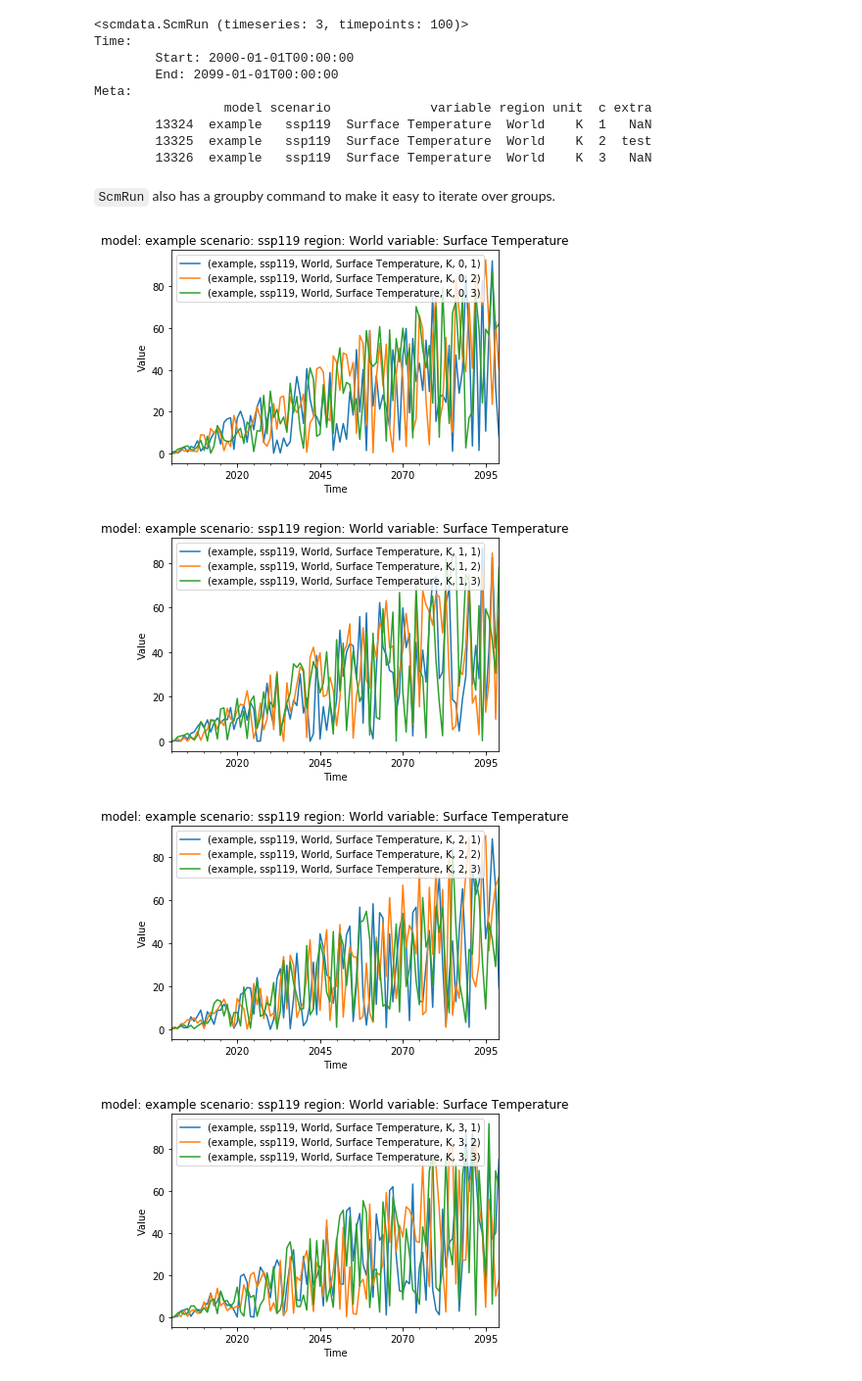
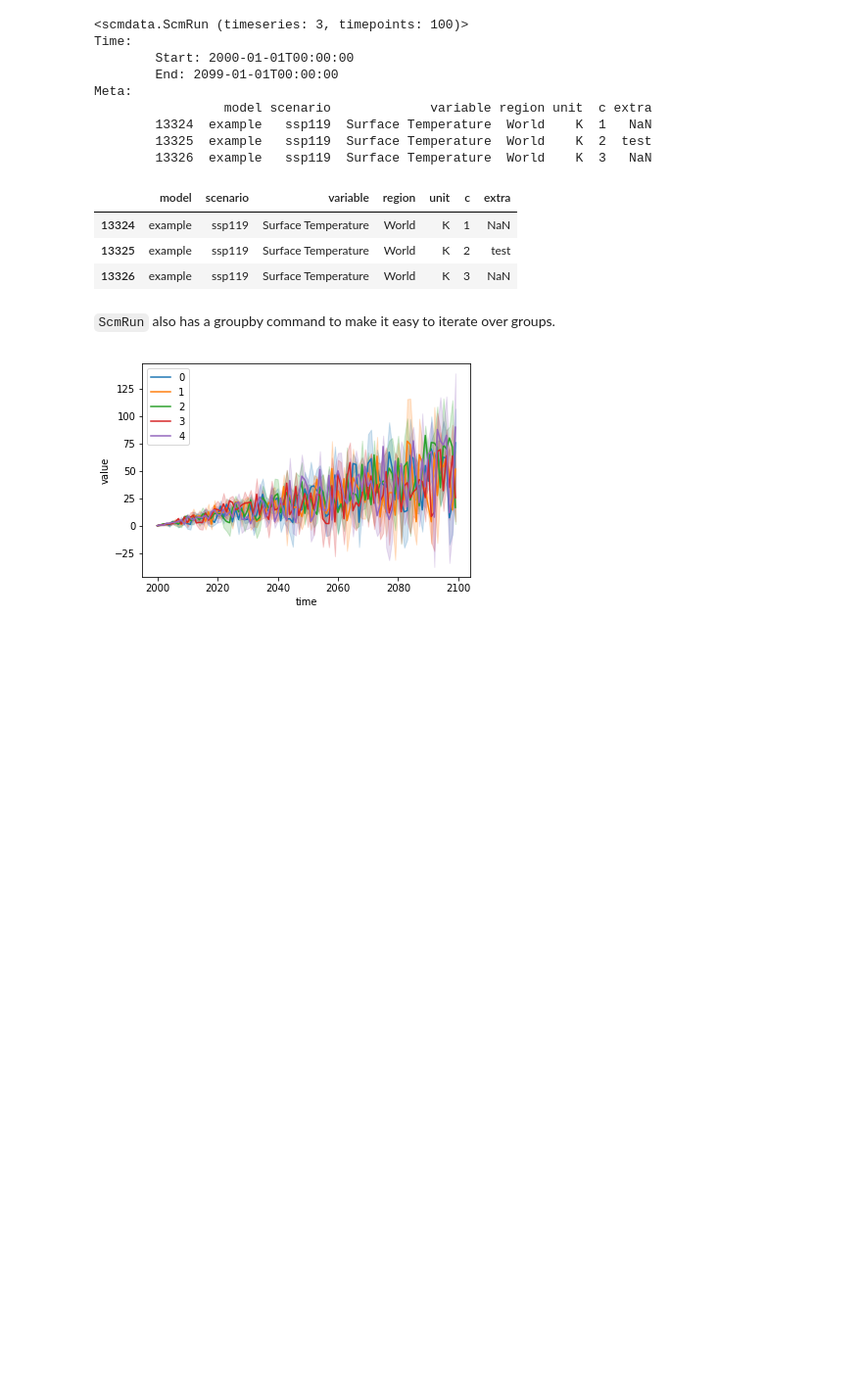
Before and after one commit to openscm/scmdata, a Jupyter notebook: notebooks/scmrun.ipynb, the cells around one changed output. Shown at 98% size. Saved outputs shown, nothing was run; the diff lists cells and outputs as text; code cells hidden in the pictures; blank space fills up the shorter version.

```diff
--- a/notebooks/scmrun.ipynb
+++ b/notebooks/scmrun.ipynb
@@ -127,14 +127,19 @@ Meta:
         13324  example   ssp119  Surface Temperature  World    K  1   NaN
         13325  example   ssp119  Surface Temperature  World    K  2  test
         13326  example   ssp119  Surface Temperature  World    K  3   NaN
+# %%
+runs.meta
+# %% [output]
+|  | model | scenario | variable | region | unit | c | extra |
+| 13324 | example | ssp119 | Surface Temperature | World | K | 1 | NaN |
+| 13325 | example | ssp119 | Surface Temperature | World | K | 2 | test |
+| 13326 | example | ssp119 | Surface Temperature | World | K | 3 | NaN |
 # %% [markdown]
 `ScmRun` also has a groupby command to make it easy to iterate over groups.
 # %%
+# NBVAL_IGNORE_OUTPUT
 runs = run_append([new_timeseries(run_id=i, count=3) for i in range(5)])
 for group in runs.groupby("run_id"):
-    group.line_plot()
+    group.lineplot(hue=None, label=group.get_unique_meta("run_id", True))
 # %% [output]
-[figure, old version]
+[figure, new version]
-[figure, removed]
-[figure, removed]
-[figure, removed]
```
Also changed, not shown: parts of 6 cells of this notebook, 1 other file.
